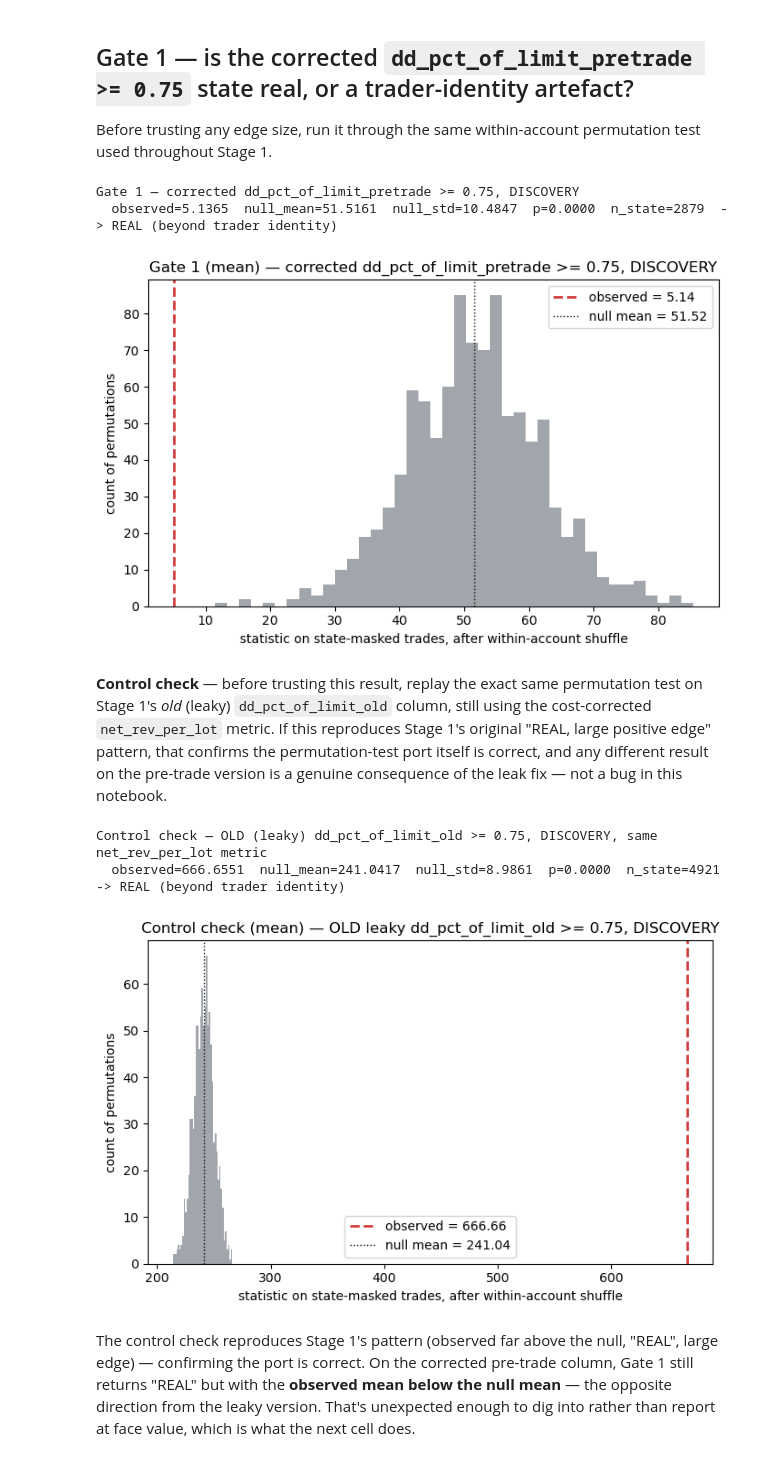
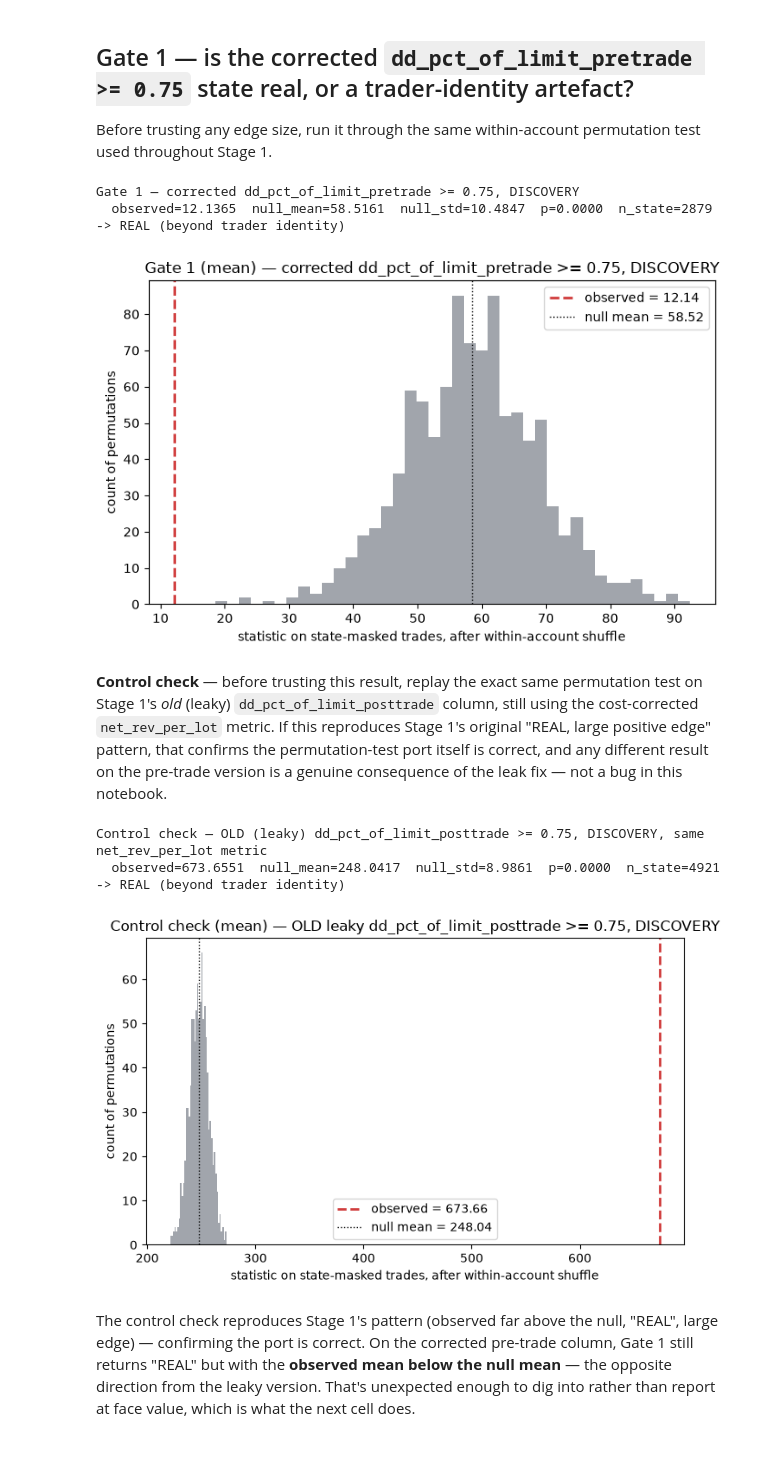
Before and after one commit to aanya006/C22-veNTUre-project, a Jupyter notebook: notebooks/Stage2_FE.ipynb, the cells around one changed output. Drawn from its saved outputs; the diff is of its cells as text; code cells hidden in the pictures.

```diff
--- a/notebooks/Stage2_FE.ipynb
+++ b/notebooks/Stage2_FE.ipynb
@@ -62,10 +64,12 @@ tcf["loss_streak_pretrade"] = (-tcf["streak_pretrade"]).clip(lower=0)
 tcf["win_streak_pretrade"] = tcf["streak_pretrade"].clip(lower=0)
 tcf["dd_pct_of_limit_pretrade"] = (-tcf["drawdown_pretrade"]) / 200
 
-# old (leaky) versions, kept alongside for direct before/after comparison — matches Stage 1's prepare()
-tcf["loss_streak_old"] = (-tcf["streak"]).clip(lower=0)
-tcf["win_streak_old"] = tcf["streak"].clip(lower=0)
-tcf["dd_pct_of_limit_old"] = (-tcf["drawdown"]) / 200
+# _posttrade = state INCLUDING this trade's own outcome (Stage 1's leaky version,
+# matches Stage 1's prepare()). Kept only for the before/after leak comparison —
+# never use as a feature or trigger.
+tcf["loss_streak_posttrade"] = (-tcf["streak"]).clip(lower=0)
+tcf["win_streak_posttrade"] = tcf["streak"].clip(lower=0)
+tcf["dd_pct_of_limit_posttrade"] = (-tcf["drawdown"]) / 200
 
-print("New columns added:", [c for c in tcf.columns if c.endswith("_pretrade") or c.endswith("_old")])
+print("New columns added:", [c for c in tcf.columns if c.endswith("_pretrade") or c.endswith("_posttrade")])
 # %% [output]
@@ -128,13 +132,13 @@ Look at trade 3 in that spot check: it's a big loss, and Stage 1's `dd_pct_of_li
 # %%
 # Check 4: how much does this actually change dd_pct_of_limit at the population level?
-both = tcf.dropna(subset=["dd_pct_of_limit_old", "dd_pct_of_limit_pretrade"])
-corr = both["dd_pct_of_limit_old"].corr(both["dd_pct_of_limit_pretrade"])
+both = tcf.dropna(subset=["dd_pct_of_limit_posttrade", "dd_pct_of_limit_pretrade"])
+corr = both["dd_pct_of_limit_posttrade"].corr(both["dd_pct_of_limit_pretrade"])
 print("Check 4 — population-level impact of the fix")
 print(f"  correlation(old, pretrade) = {corr:.4f}  (1.0 would mean the fix changed nothing)")
-print(f"  mean old dd_pct_of_limit:      {both['dd_pct_of_limit_old'].mean():.4f}")
+print(f"  mean old dd_pct_of_limit:      {both['dd_pct_of_limit_posttrade'].mean():.4f}")
 print(f"  mean pre-trade dd_pct_of_limit: {both['dd_pct_of_limit_pretrade'].mean():.4f}")
 
-old_top = both["dd_pct_of_limit_old"] > 0.75
+old_top = both["dd_pct_of_limit_posttrade"] > 0.75
 reclassified = old_top & (both["dd_pct_of_limit_pretrade"] <= 0.75)
 print(f"  trades in OLD 'deep drawdown' (>75%) bucket: {old_top.sum()}")
 print(f"  of those, NOT actually in deep drawdown pre-trade: {reclassified.sum()} "
@@ -148,14 +152,14 @@ Check 4 — population-level impact of the fix
   of those, NOT actually in deep drawdown pre-trade: 4089 (52.7%)
 # %%
 fig, ax = plt.subplots(figsize=(6, 6))
-hb = ax.hexbin(both["dd_pct_of_limit_old"], both["dd_pct_of_limit_pretrade"], gridsize=40, cmap="Blues", mincnt=1)
-lims = [0, min(both["dd_pct_of_limit_old"].quantile(0.99), both["dd_pct_of_limit_pretrade"].max())]
+hb = ax.hexbin(both["dd_pct_of_limit_posttrade"], both["dd_pct_of_limit_pretrade"], gridsize=40, cmap="Blues", mincnt=1)
+lims = [0, min(both["dd_pct_of_limit_posttrade"].quantile(0.99), both["dd_pct_of_limit_pretrade"].max())]
 ax.plot(lims, lims, color=OBSERVED_COLOR, linestyle="--", linewidth=1.5, label="y = x (no change)")
 ax.axvline(0.75, color="black", linewidth=0.8, linestyle=":", label="old 'deep drawdown' cutoff (0.75)")
 ax.axhline(0.75, color="black", linewidth=0.8, linestyle=":")
 ax.set_xlim(lims)
 ax.set_ylim(lims)
-ax.set_xlabel("dd_pct_of_limit_old (leaky — includes this trade's own outcome)")
+ax.set_xlabel("dd_pct_of_limit_posttrade (leaky — includes this trade's own outcome)")
 ax.set_ylabel("dd_pct_of_limit_pretrade (corrected — before this trade opened)")
 ax.set_title("Every point below the y=x line moved closer to zero after the fix")
 ax.legend(loc="lower right", fontsize=8)
@@ -171,7 +175,13 @@ Over half of Stage 1's "deep drawdown" trades were only deep in drawdown *after*
 # %%
 safe_amount = tcf["amount"].where(tcf["amount"] != 0, np.nan)
-tcf["rev_per_lot_old"] = tcf["reverseProfit"] / safe_amount     # Stage 1's metric — NOT net of cost
-tcf["net_rev_per_lot"] = tcf["rev_per_lot_old"] - 7.0            # Stage 2-compliant metric
+# reverseProfit is already net of its modeled per-lot cost (spread of master + spread of
+# slave + commission of slave, per C22's glossary; confirmed numerically as a flat -7.0/lot
+# in 33 campaigns and -6.5/lot in campaign 41) -- so no further "- 7" subtraction here.
+# An earlier version of this notebook did subtract $7 again, double-counting that cost.
+# Reconciling with the brief's "$7/lot" language: the cost is not skipped, it is already
+# inside reverseProfit -- subtracting it again would double-charge it, not apply it once.
+tcf["rev_per_lot_posttrade"] = tcf["reverseProfit"] / safe_amount
+tcf["net_rev_per_lot"] = tcf["rev_per_lot_posttrade"]
 
 # size_vs_running_avg — same construction as Stage 1's prepare() (already pre-trade safe: shift(1) then expanding mean)
 ordered = tcf.sort_values(["traderId", "campaignId", "trade_seq_in_campaign"])
@@ -471,18 +531,18 @@ gate1_corrected = permutation_test(work, work["dd_pct_of_limit_pretrade"] >= 0.7
                                     title="Gate 1 (mean) — corrected dd_pct_of_limit_pretrade >= 0.75, DISCOVERY")
 # %% [output]
 Gate 1 — corrected dd_pct_of_limit_pretrade >= 0.75, DISCOVERY
-  observed=5.1365  null_mean=51.5161  null_std=10.4847  p=0.0000  n_state=2879  -> REAL (beyond trader identity)
+  observed=12.1365  null_mean=58.5161  null_std=10.4847  p=0.0000  n_state=2879  -> REAL (beyond trader identity)
-[figure, old version]
+[figure, new version]
 # %% [markdown]
-**Control check** — before trusting this result, replay the exact same permutation test on Stage 1's *old* (leaky) `dd_pct_of_limit_old` column, still using the cost-corrected `net_rev_per_lot` metric. If this reproduces Stage 1's original "REAL, large positive edge" pattern, that confirms the permutation-test port itself is correct, and any different result on the pre-trade version is a genuine consequence of the leak fix — not a bug in this notebook.
+**Control check** — before trusting this result, replay the exact same permutation test on Stage 1's *old* (leaky) `dd_pct_of_limit_posttrade` column, still using the cost-corrected `net_rev_per_lot` metric. If this reproduces Stage 1's original "REAL, large positive edge" pattern, that confirms the permutation-test port itself is correct, and any different result on the pre-trade version is a genuine consequence of the leak fix — not a bug in this notebook.
 # %%
-print("Control check — OLD (leaky) dd_pct_of_limit_old >= 0.75, DISCOVERY, same net_rev_per_lot metric")
-gate1_old = permutation_test(work, work["dd_pct_of_limit_old"] >= 0.75, "net_rev_per_lot", n_perm=1000, seed=0,
-                              title="Control check (mean) — OLD leaky dd_pct_of_limit_old >= 0.75, DISCOVERY")
+print("Control check — OLD (leaky) dd_pct_of_limit_posttrade >= 0.75, DISCOVERY, same net_rev_per_lot metric")
+gate1_posttrade = permutation_test(work, work["dd_pct_of_limit_posttrade"] >= 0.75, "net_rev_per_lot", n_perm=1000, seed=0,
+                              title="Control check (mean) — OLD leaky dd_pct_of_limit_posttrade >= 0.75, DISCOVERY")
 # %% [output]
-Control check — OLD (leaky) dd_pct_of_limit_old >= 0.75, DISCOVERY, same net_rev_per_lot metric
-  observed=666.6551  null_mean=241.0417  null_std=8.9861  p=0.0000  n_state=4921  -> REAL (beyond trader identity)
+Control check — OLD (leaky) dd_pct_of_limit_posttrade >= 0.75, DISCOVERY, same net_rev_per_lot metric
+  observed=673.6551  null_mean=248.0417  null_std=8.9861  p=0.0000  n_state=4921  -> REAL (beyond trader identity)
-[figure, old version]
+[figure, new version]
 # %% [markdown]
 The control check reproduces Stage 1's pattern (observed far above the null, "REAL", large edge) — confirming the port is correct. On the corrected pre-trade column, Gate 1 still returns "REAL" but with the **observed mean below the null mean** — the opposite direction from the leaky version. That's unexpected enough to dig into rather than report at face value, which is what the next cell does.
 # %% [markdown]
```
Also changed, not shown: parts of 20 cells of this notebook, 1 other file.
